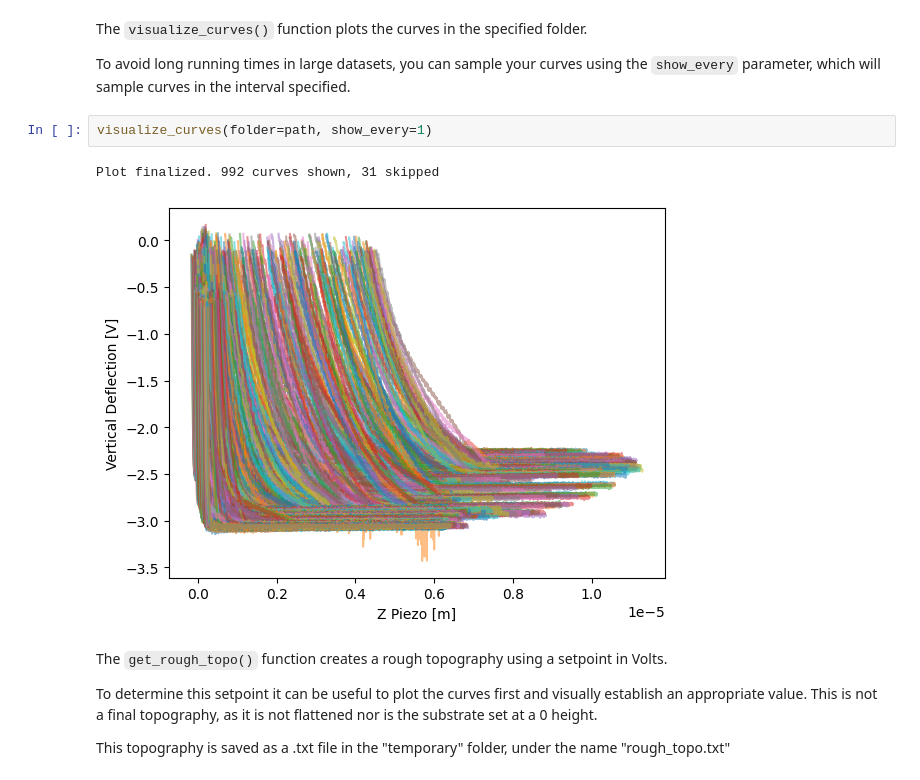
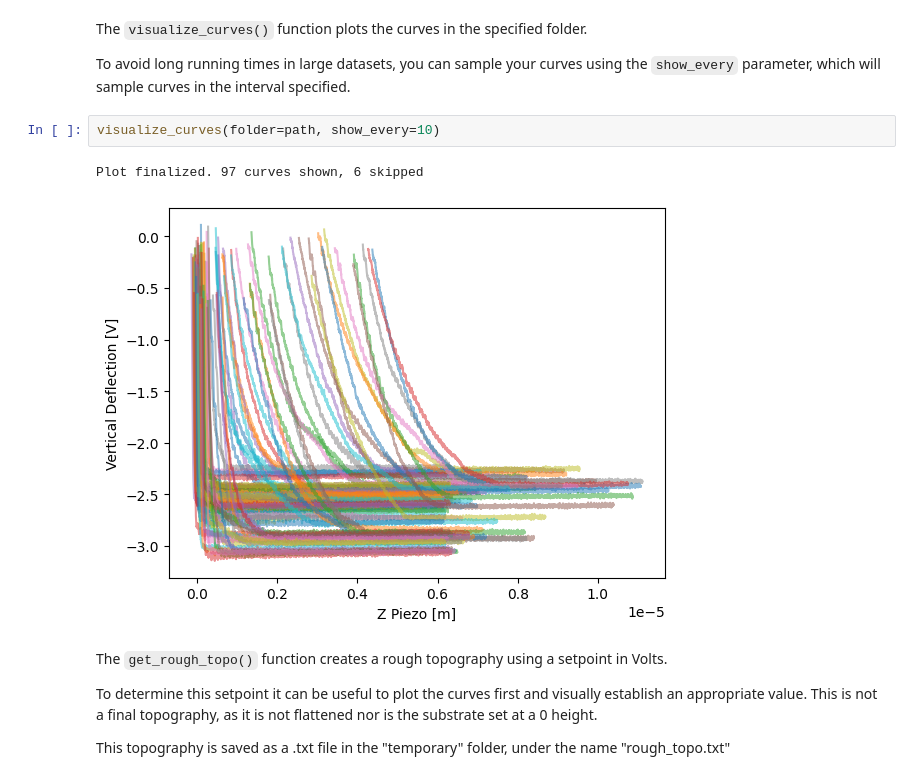
Before and after one commit to mcanoibec/mechanical_tool, a Jupyter notebook: main.ipynb, the cells around one changed output. Cells and saved outputs as stored; diff of their text form.

```diff
--- a/main.ipynb
+++ b/main.ipynb
@@ -25,10 +25,10 @@ The `visualize_curves()` function plots the curves in the specified folder.
 
 To avoid long running times in large datasets, you can sample your curves using the `show_every` parameter, which will sample curves in the interval specified.
 # %%
-visualize_curves(folder=path, show_every=1)
+visualize_curves(folder=path, show_every=10)
 # %% [output]
-Plot finalized. 992 curves shown, 31 skipped
+Plot finalized. 97 curves shown, 6 skipped
-[figure, old version]
+[figure, new version]
 # %% [markdown]
 The `get_rough_topo()` function creates a rough topography using a setpoint in Volts.
 
```
Also changed, not shown: 1 other file.
